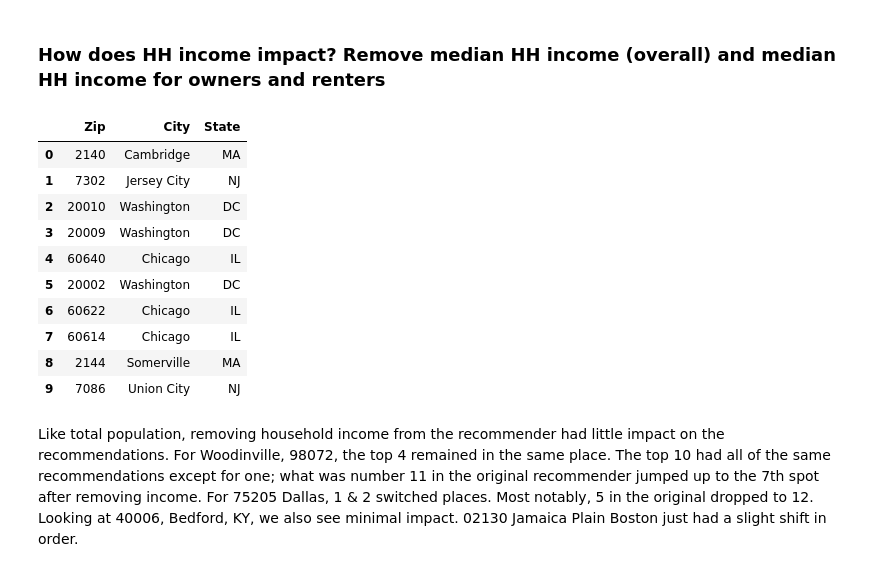
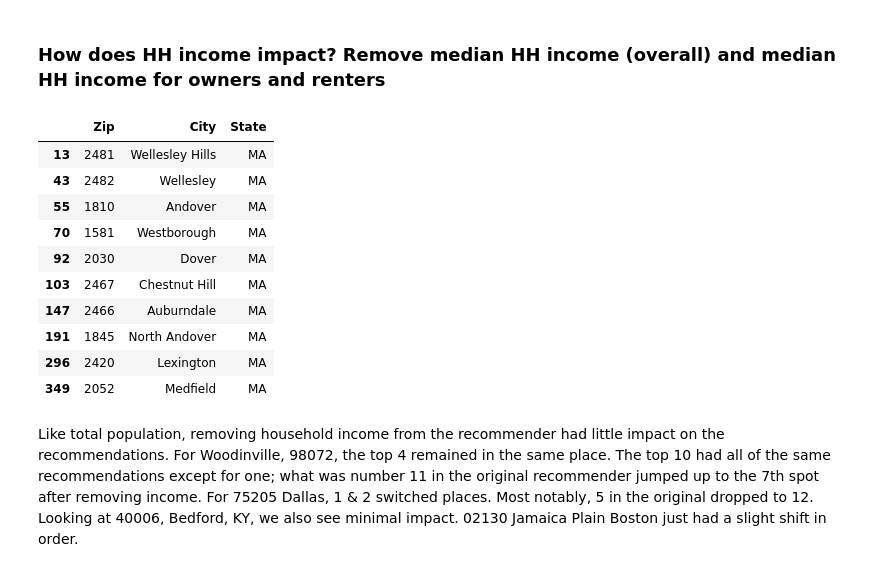
Before and after one commit to MLondon1027/Relocation_Recommender_System, a Jupyter notebook: Real_Estate_Recommender.ipynb, the cells around one changed output. Drawn from its saved outputs; the diff is of its cells as text; code cells hidden in the pictures.

```diff
--- a/Real_Estate_Recommender.ipynb
+++ b/Real_Estate_Recommender.ipynb
@@ -922,7 +946,7 @@ scaled = pd.DataFrame(scaled, index=final_no_income.index, columns=final_no_inco
 cosine_matrix = cosine_similarity(scaled, scaled)
 mapping = pd.Series(scaled.reset_index().index, index = scaled.index)
 # %%
-def cosine_recommend_zip(zip_input):
+def cosine_recommend_zip(zip_input, num=10, city=None, state=None):
     zip_location = pd.read_csv('data/us-zip-code-latitude-and-longitude.csv', sep = ';')
     zip_index = int(mapping[zip_input])
     #get similarity values with other zip codes
@@ -931,30 +955,42 @@ def cosine_recommend_zip(zip_input):
     #sort in descending order the similarity score of zip inputted with all the other zip codes
     similarity_score = sorted(similarity_score, key=lambda x: x[1], reverse=True)
     # Get the scores of the 15 most similar zip codes. Ignore the first zip code.
-    similarity_score = similarity_score[1:11]
     #return zip codes using the mapping series
     zip_indices = [i[0] for i in similarity_score]
+    #similarity_score = similarity_score[1:num+1]
     best = []
     for i in zip_indices:
         best.append(int(final_no_income.reset_index().iloc[i][0]))
     df = pd.DataFrame(data = best, columns = ['Zip'])
     merged = pd.merge(df,zip_location,on='Zip',how='inner')
     merged = merged[['Zip', 'City', 'State']]
-    return merged
+    if city==None:
+        if state==None:
+            return merged[1:num+1]
+        else:
+            merged = merged[merged['State']==state]
+            return merged[0:num]
+    else:
+        if state==None:
+            print('You must enter a state with a city.')
+        else:
+            merged = merged[merged['State']==state]
+            merged = merged[merged['City']==city]
+            return merged[0:num]
-# %%
-cosine_recommend_zip('02130')
-# %% [output]
-|  | Zip | City | State |
-| 0 | 2140 | Cambridge | MA |
-| 1 | 7302 | Jersey City | NJ |
-| 2 | 20010 | Washington | DC |
-| 3 | 20009 | Washington | DC |
-| 4 | 60640 | Chicago | IL |
-| 5 | 20002 | Washington | DC |
-| 6 | 60622 | Chicago | IL |
-| 7 | 60614 | Chicago | IL |
-| 8 | 2144 | Somerville | MA |
-| 9 | 7086 | Union City | NJ |
+# %%
+cosine_recommend_zip('75205', 10, city=None, state='MA')
+# %% [output]
+|  | Zip | City | State |
+| 13 | 2481 | Wellesley Hills | MA |
+| 43 | 2482 | Wellesley | MA |
+| 55 | 1810 | Andover | MA |
+| 70 | 1581 | Westborough | MA |
+| 92 | 2030 | Dover | MA |
+| 103 | 2467 | Chestnut Hill | MA |
+| 147 | 2466 | Auburndale | MA |
+| 191 | 1845 | North Andover | MA |
+| 296 | 2420 | Lexington | MA |
+| 349 | 2052 | Medfield | MA |
 # %% [markdown]
 Like total population, removing household income from the recommender had little impact on the recommendations. For Woodinville, 98072, the top 4 remained in the same place. The top 10 had all of the same recommendations except for one; what was number 11 in the original recommender jumped up to the 7th spot after removing income. For 75205 Dallas, 1 & 2 switched places. Most notably, 5 in the original dropped to 12. Looking at 40006, Bedford, KY, we also see minimal impact. 02130 Jamaica Plain Boston just had a slight shift in order.
 # %% [markdown]
```
Also changed, not shown: parts of 12 cells of this notebook.
